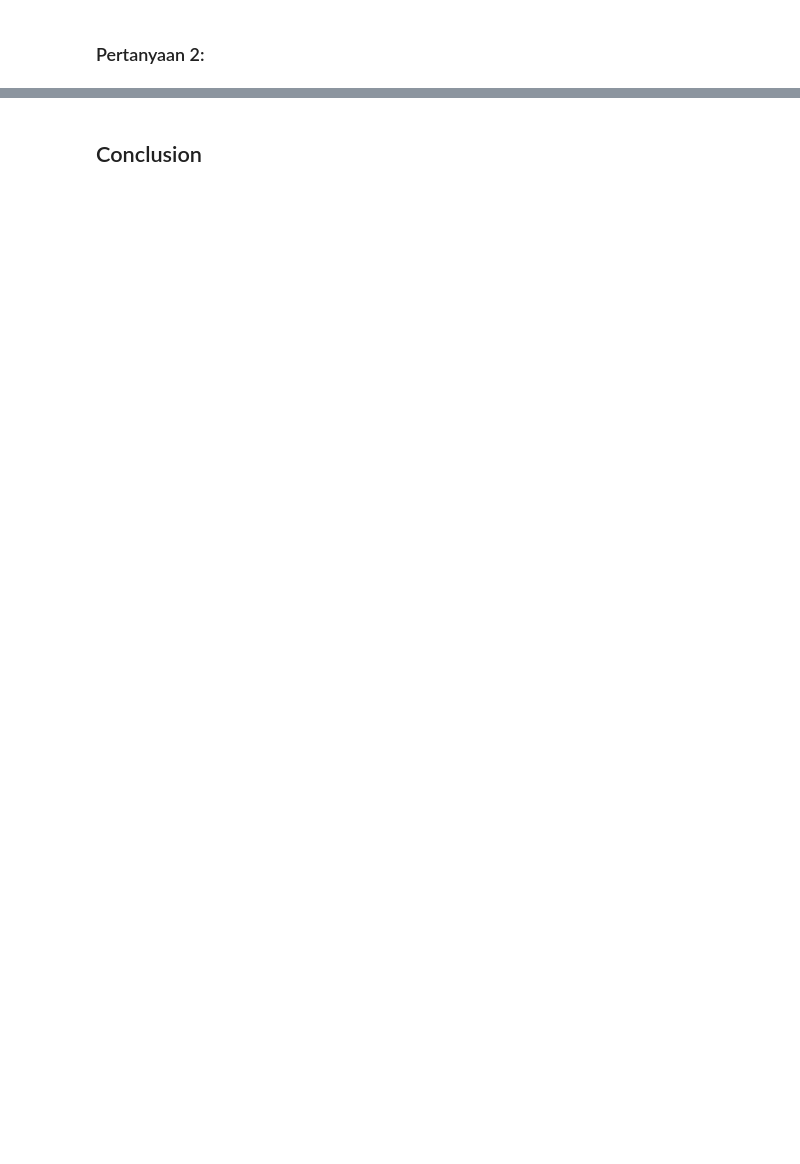
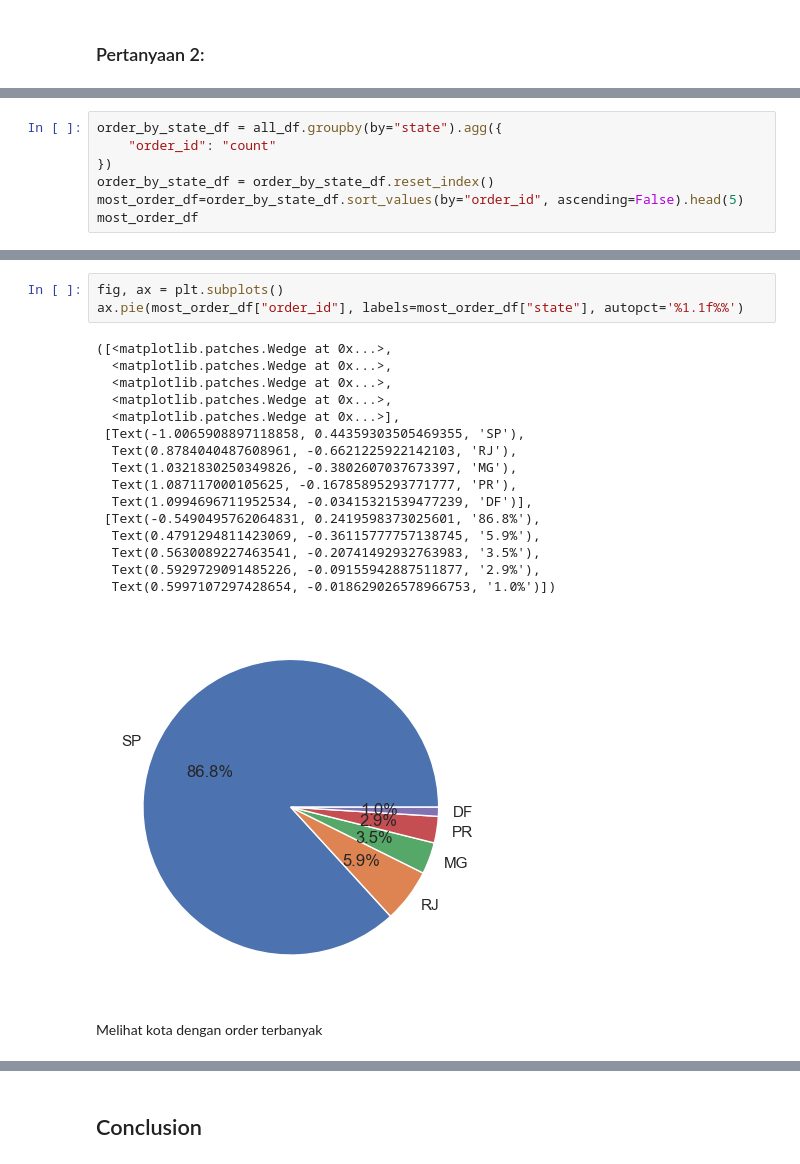
Before and after one commit to SamuAnders/proyek-analisis-data-dicoding, a Jupyter notebook: Proyek_Analisis_Data.ipynb, the cells around one changed output, grey strips where cells are left out. Saved outputs shown, nothing was run; the diff lists cells and outputs as text; blank space fills up the shorter version.

```diff
--- a/Proyek_Analisis_Data.ipynb
+++ b/Proyek_Analisis_Data.ipynb
@@ -594,0 +1086,7 @@ plt.show()
+# %%
+order_by_state_df = all_df.groupby(by="state").agg({
+    "order_id": "count"
+})
+order_by_state_df = order_by_state_df.reset_index()
+most_order_df=order_by_state_df.sort_values(by="order_id", ascending=False).head(5)
+most_order_df
@@ -594,0 +1100,22 @@ plt.show()
+# %%
+fig, ax = plt.subplots()
+ax.pie(most_order_df["order_id"], labels=most_order_df["state"], autopct='%1.1f%%')
+# %% [output]
+([<matplotlib.patches.Wedge at 0x...>,
+  <matplotlib.patches.Wedge at 0x...>,
+  <matplotlib.patches.Wedge at 0x...>,
+  <matplotlib.patches.Wedge at 0x...>,
+  <matplotlib.patches.Wedge at 0x...>],
+ [Text(-1.0065908897118858, 0.44359303505469355, 'SP'),
+  Text(0.8784040487608961, -0.6621225922142103, 'RJ'),
+  Text(1.0321830250349826, -0.3802607037673397, 'MG'),
+  Text(1.087117000105625, -0.16785895293771777, 'PR'),
+  Text(1.0994696711952534, -0.03415321539477239, 'DF')],
+ [Text(-0.5490495762064831, 0.2419598373025601, '86.8%'),
+  Text(0.4791294811423069, -0.36115777757138745, '5.9%'),
+  Text(0.5630089227463541, -0.20741492932763983, '3.5%'),
+  Text(0.5929729091485226, -0.09155942887511877, '2.9%'),
+  Text(0.5997107297428654, -0.018629026578966753, '1.0%')])
+[figure, added]
+# %% [markdown]
+Melihat kota dengan order terbanyak
```
Also changed, not shown: parts of 147 cells of this notebook, 1 other file.
